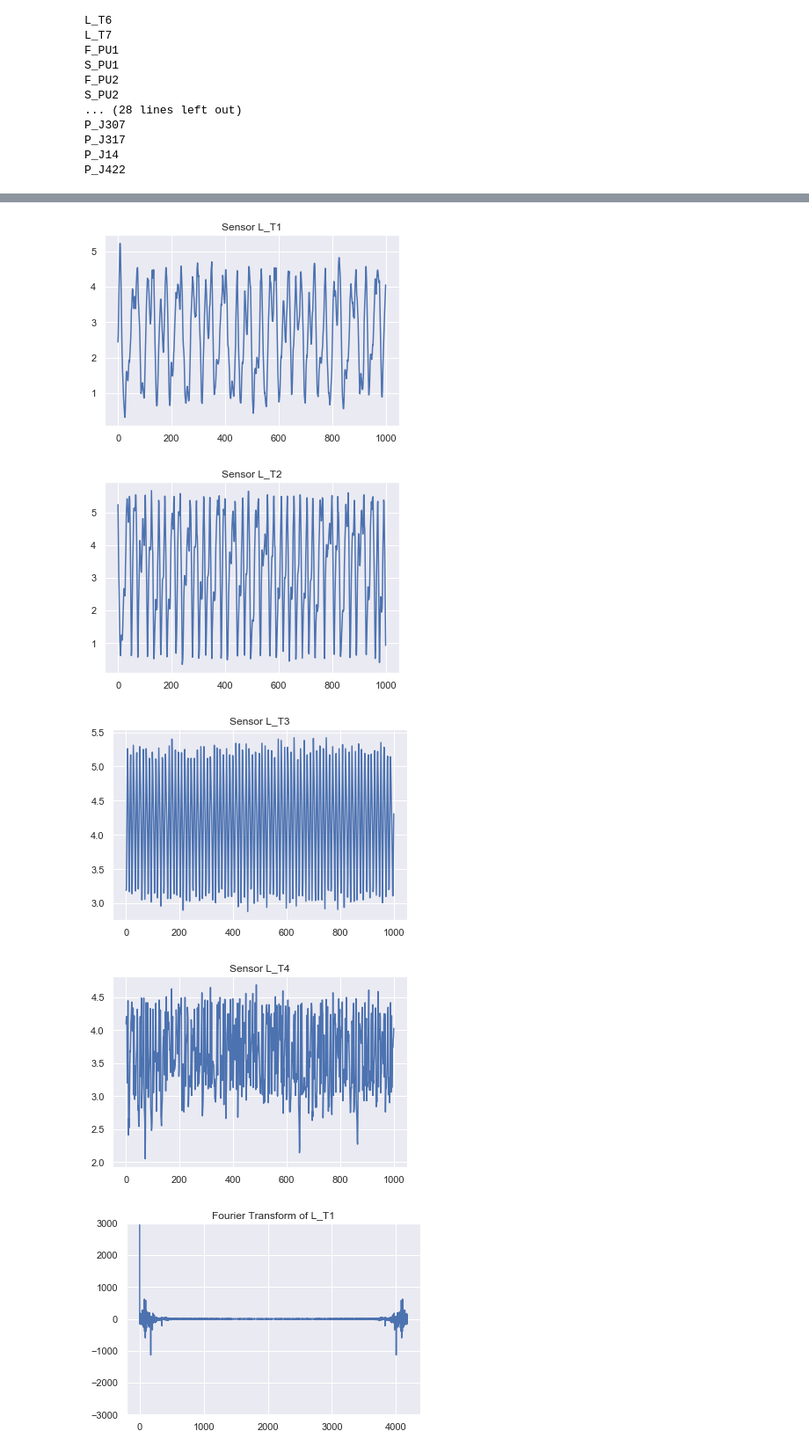
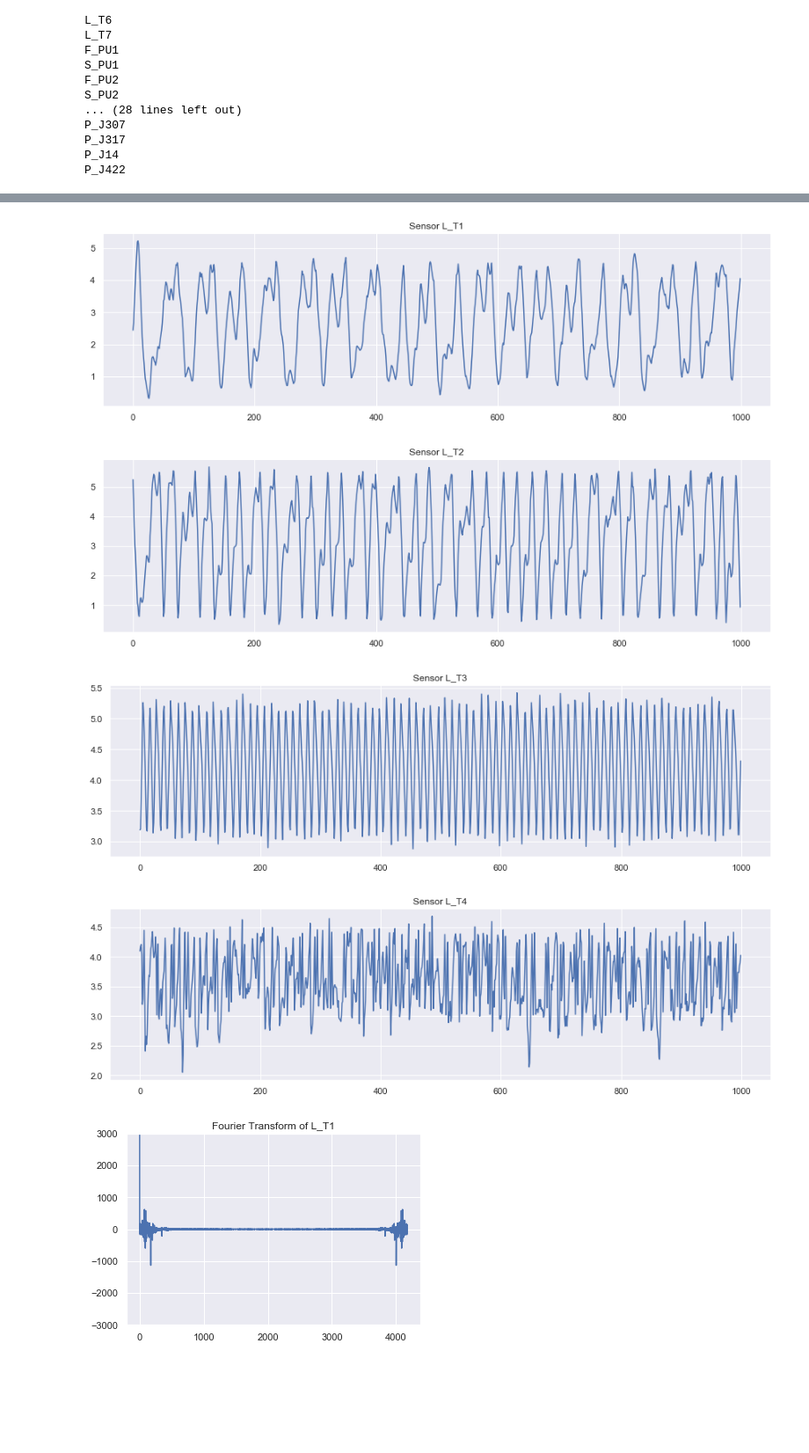
Before and after one commit to achilleasvlogiaris/Cyber-Data-Analytics-assignment-2, a Jupyter notebook: Assignment_2.ipynb, the cells around one changed output, grey strips where cells are left out. Shown at 88% size. Drawn from its saved outputs; the diff is of its cells as text; code cells hidden in the pictures; blank space fills up the shorter version.

```diff
--- a/Assignment_2.ipynb
+++ b/Assignment_2.ipynb
@@ -123,31 +124,38 @@ plt.show()
 [figure]
 # %%
 signal_names = normal_data.columns
+
 #visualize some of the signals
+attack1=attacked_data[signal_names[0]]
+plt.figure(figsize=(15,4))
+plt.plot(np.asarray(attack1[0:1000]))
 plt.title('Sensor %s' %signal_names[0])
-attack1=attacked_data[signal_names[0]]
-plt.plot(np.asarray(attack1[0:1000]))
 plt.show()
 
+
+attack2=attacked_data[signal_names[1]]
+plt.figure(figsize=(15,4))
+plt.plot(np.asarray(attack2[0:1000]))
 plt.title('Sensor %s' %signal_names[1])
-attack2=attacked_data[signal_names[1]]
-plt.plot(np.asarray(attack2[0:1000]))
 plt.show()
 
+attack3=attacked_data[signal_names[2]]
+plt.figure(figsize=(15,4))
+plt.plot(np.asarray(attack3[0:1000]))
 plt.title('Sensor %s' %signal_names[2])
-attack3=attacked_data[signal_names[2]]
-plt.plot(np.asarray(attack3[0:1000]))
 plt.show()
 
+
+attack4=attacked_data[signal_names[3]]
+plt.figure(figsize=(15,4))
+plt.plot(np.asarray(attack4[0:1000]))
 plt.title('Sensor %s' %signal_names[3])
-attack4=attacked_data[signal_names[3]]
-plt.plot(np.asarray(attack4[0:1000]))
 plt.show()
 # %% [output]
-[figure, old version]
+[figure, new version]
-[figure, old version]
+[figure, new version]
-[figure, old version]
+[figure, new version]
-[figure, old version]
+[figure, new version]
 # %%
 #investigate if the signals have cyclic behavior
 #we will use fft for that purpose
```
Also changed, not shown: parts of 25 cells of this notebook.
